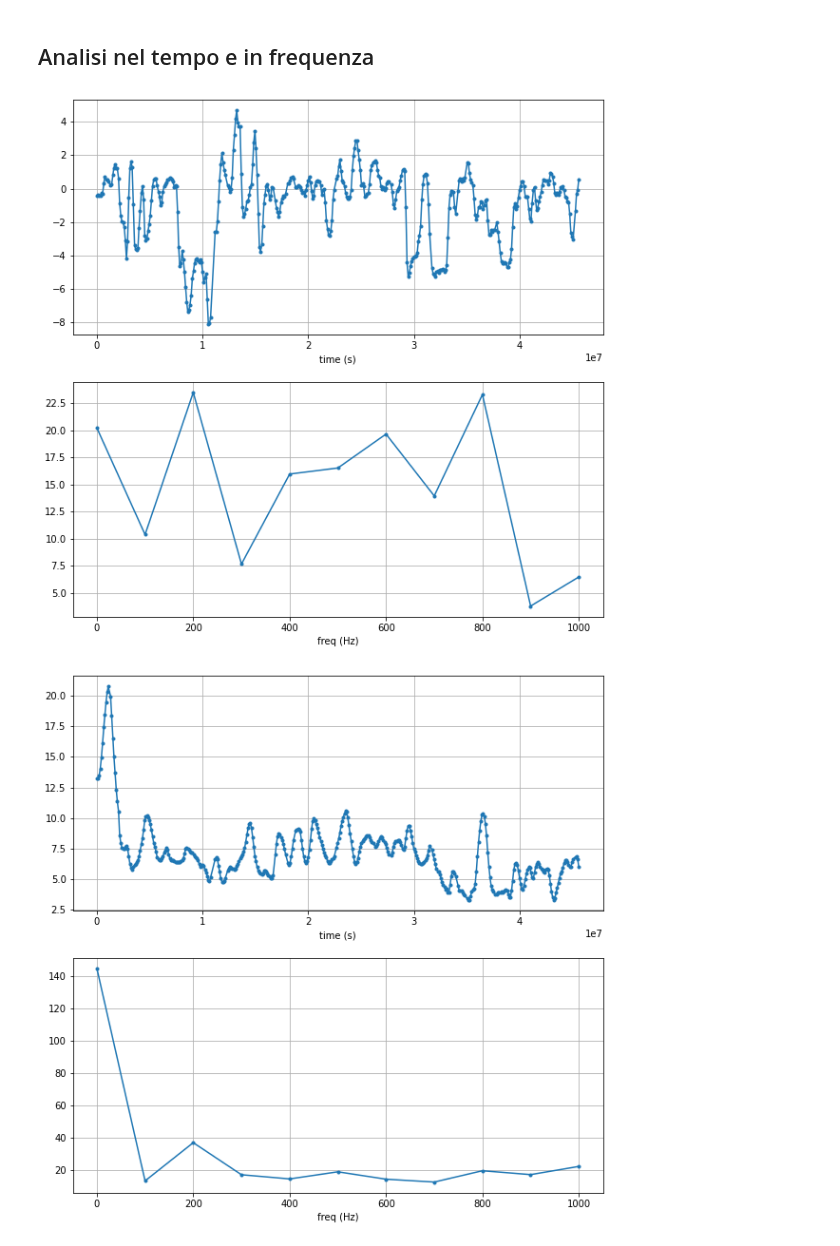
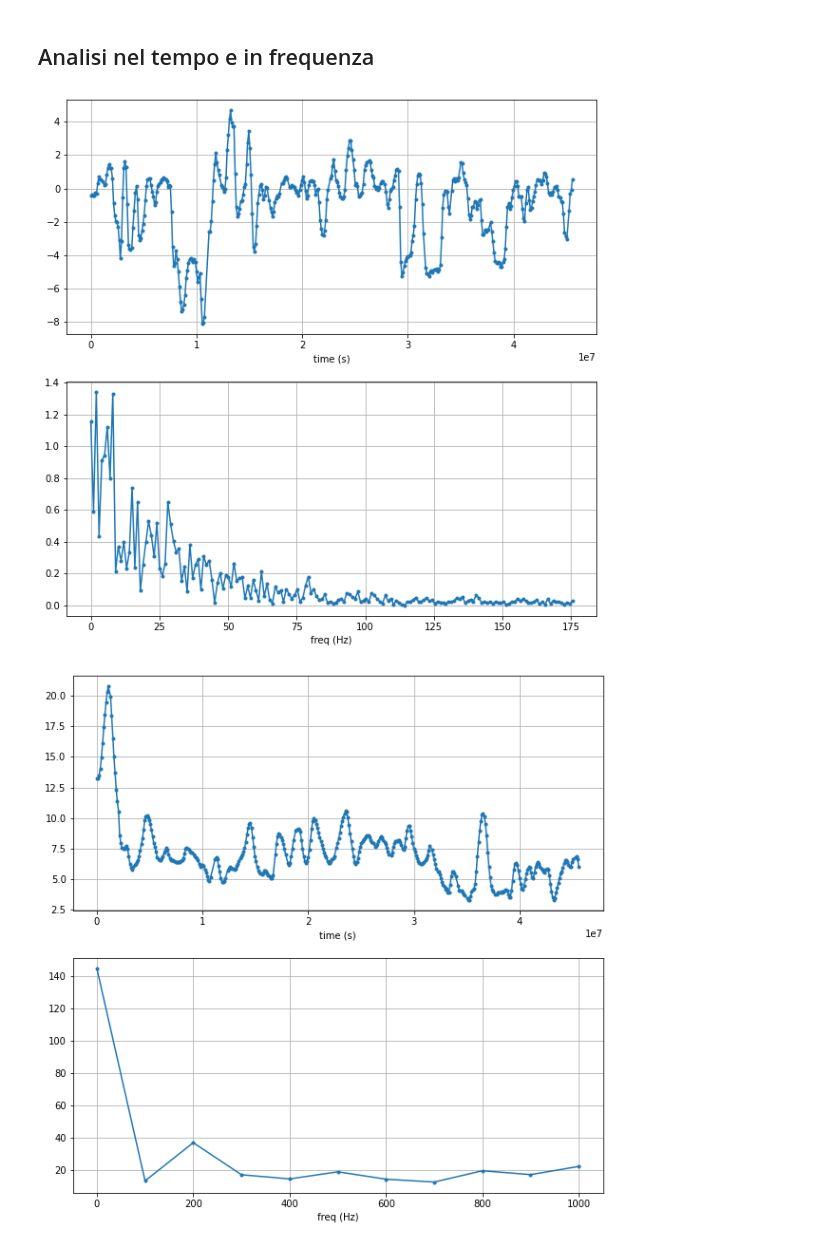
Before and after one commit to ChiaraAmalia/ProgettoManutenzionePreventiva, a Jupyter notebook: M1/NO_FAULT1/nofault_m1.ipynb, the cells around one changed output. Saved outputs shown, nothing was run; the diff lists cells and outputs as text; code cells hidden in the pictures.

```diff
--- a/M1/NO_FAULT1/nofault_m1.ipynb
+++ b/M1/NO_FAULT1/nofault_m1.ipynb
@@ -224,38 +224,34 @@ c:\Users\chiar\OneDrive\Desktop\MantenzionePreventiva\ProgettoManutenzionePreven
 # %%
 t = m1_nofault["TimeUS"] #tempo in microsecondi
 y = m1_nofault["Pitch"] #pitch
 
-Fs = 2000 # frequenza di campionamento
-f0 = 100 # segnale di campionamento
 
-N = int(Fs/f0) # numero di campioni
-fstep = Fs / N # intervallo di frequenza
-f = np.linspace(0,(N-1)*fstep,N) #frequency steps
+N = 350
+f = np.linspace(0,N,N)
 
-# perform fft
 X = np.fft.fft(y.values)
 X_mag = np.abs(X) / N
 
 f_plot = f[0:int(N/2+1)]
 X_mag_plot = 2 * X_mag[0:int(N/2+1)]
 X_mag_plot[0] = X_mag_plot[0] / 2
 
 # plot
 fig, [ax1, ax2] = plt.subplots(nrows=2,ncols=1,figsize=(10, 10))
 ax1.plot(t, y, '.-')
 ax2.plot(f_plot, X_mag_plot, '.-')
 ax1.set_xlabel("time (s)")
 ax2.set_xlabel("freq (Hz)")
 ax1.grid()
 ax2.grid()
 
 #ax1.set_xlim(0, t[-1])
 #ax2.set_xlim(0, f_plot[-1])
 
 #plt.tight_layout()
 plt.show()
 # %% [output]
-[figure, old version]
+[figure, new version]
 # %%
 t = m1_nofault["TimeUS"]
 y = m1_nofault["Yaw"]
```
Also changed, not shown: parts of 2 cells of this notebook, 1 other file.
